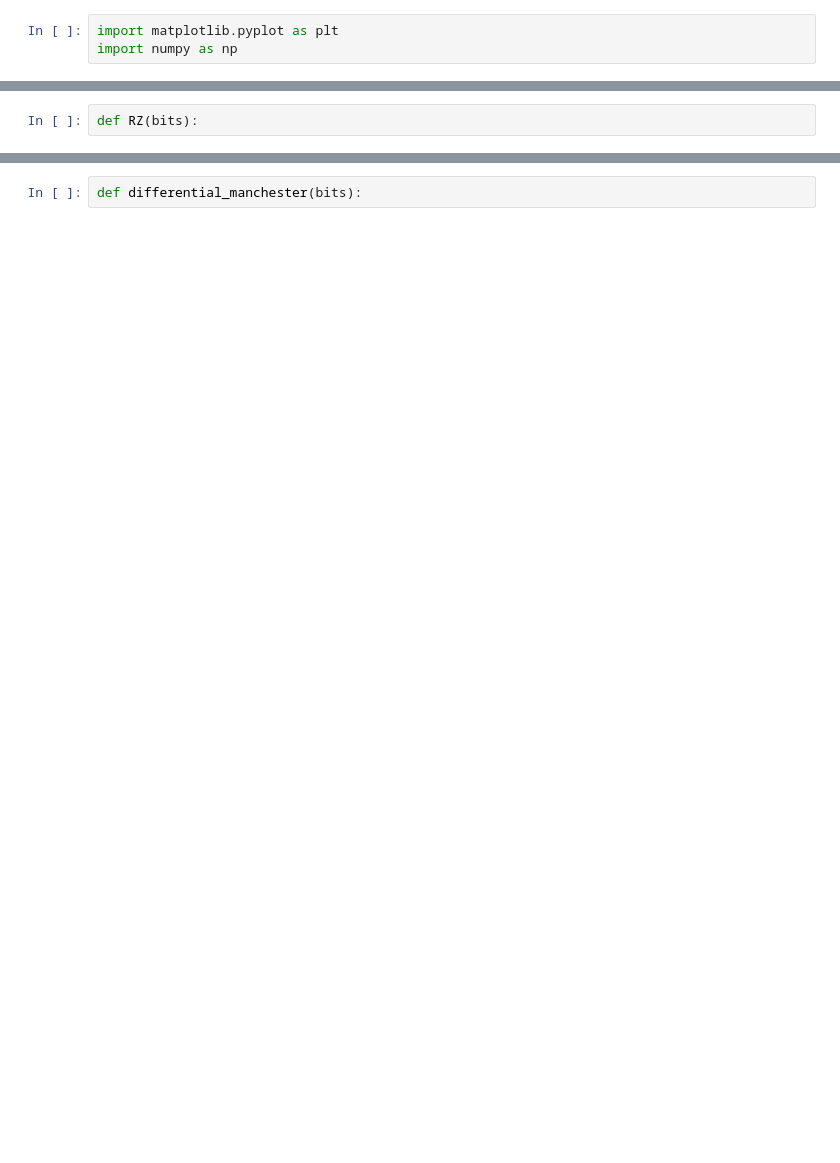
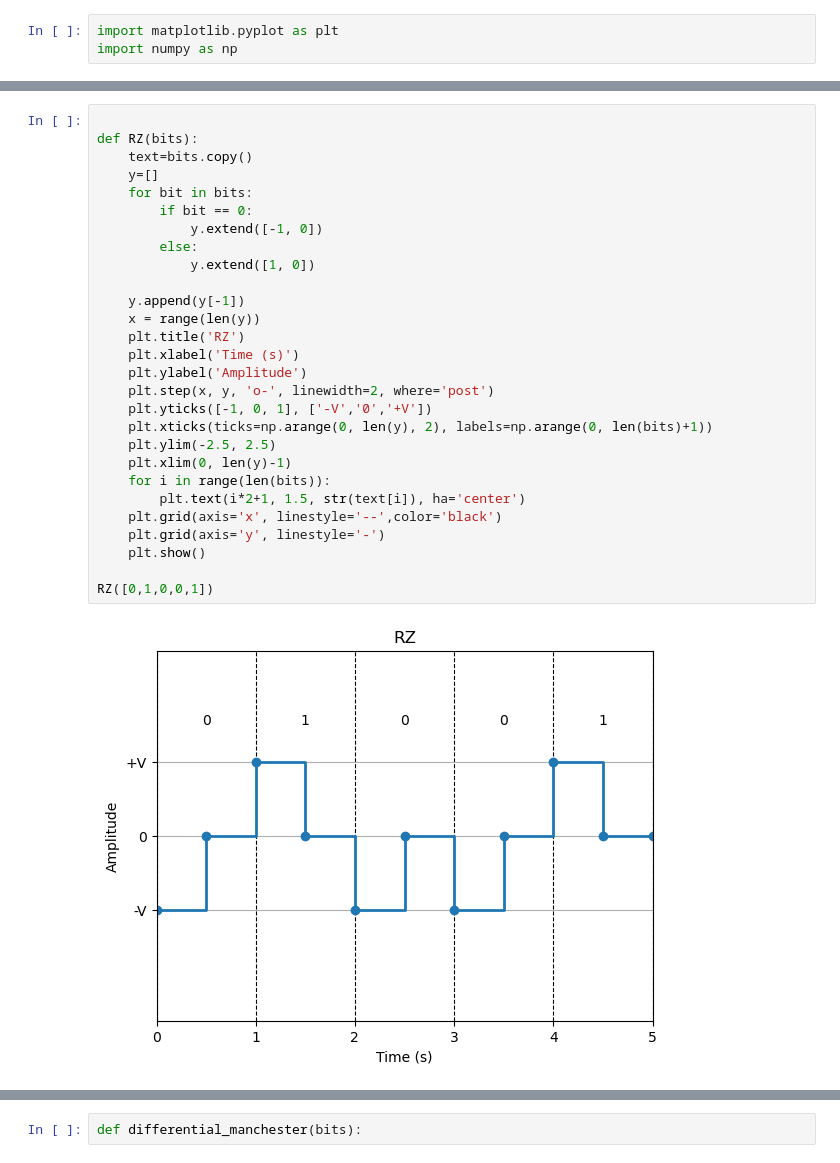
Before and after one commit to zohaibshahid26/Line-Coding-Schemes, a Jupyter notebook: LineCoding.ipynb, the cells around one changed output, grey strips where cells are left out. Drawn from its saved outputs; the diff is of its cells as text; blank space fills up the shorter version.

```diff
--- a/LineCoding.ipynb
+++ b/LineCoding.ipynb
@@ -49,4 +88,32 @@ def NRZ_I(bits):
 # %%
+
 def RZ(bits):
+    text=bits.copy()
+    y=[]
+    for bit in bits:
+        if bit == 0:
+            y.extend([-1, 0])
+        else:
+            y.extend([1, 0])
+
+    y.append(y[-1])
+    x = range(len(y))
+    plt.title('RZ')
+    plt.xlabel('Time (s)')
+    plt.ylabel('Amplitude')
+    plt.step(x, y, 'o-', linewidth=2, where='post')
+    plt.yticks([-1, 0, 1], ['-V','0','+V'])
+    plt.xticks(ticks=np.arange(0, len(y), 2), labels=np.arange(0, len(bits)+1))
+    plt.ylim(-2.5, 2.5)
+    plt.xlim(0, len(y)-1)
+    for i in range(len(bits)):
+        plt.text(i*2+1, 1.5, str(text[i]), ha='center')
+    plt.grid(axis='x', linestyle='--',color='black')
+    plt.grid(axis='y', linestyle='-')
+    plt.show()
+
+RZ([0,1,0,0,1])
+# %% [output]
+[figure, added]
 # %%
 def manchester(bits):
```
Also changed, not shown: parts of 7 cells of this notebook.
